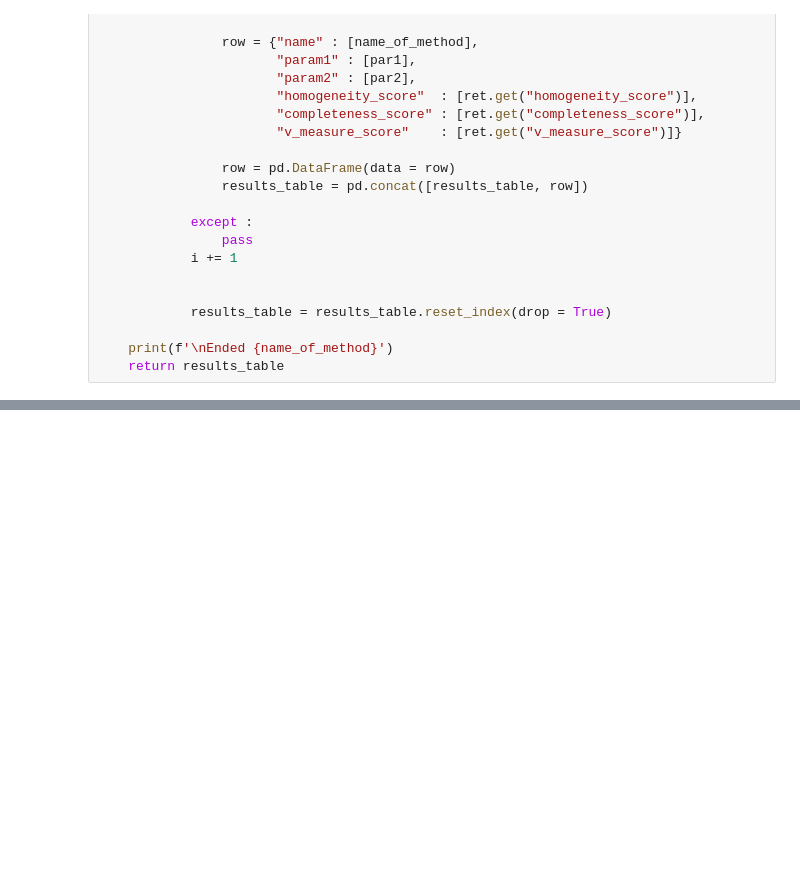
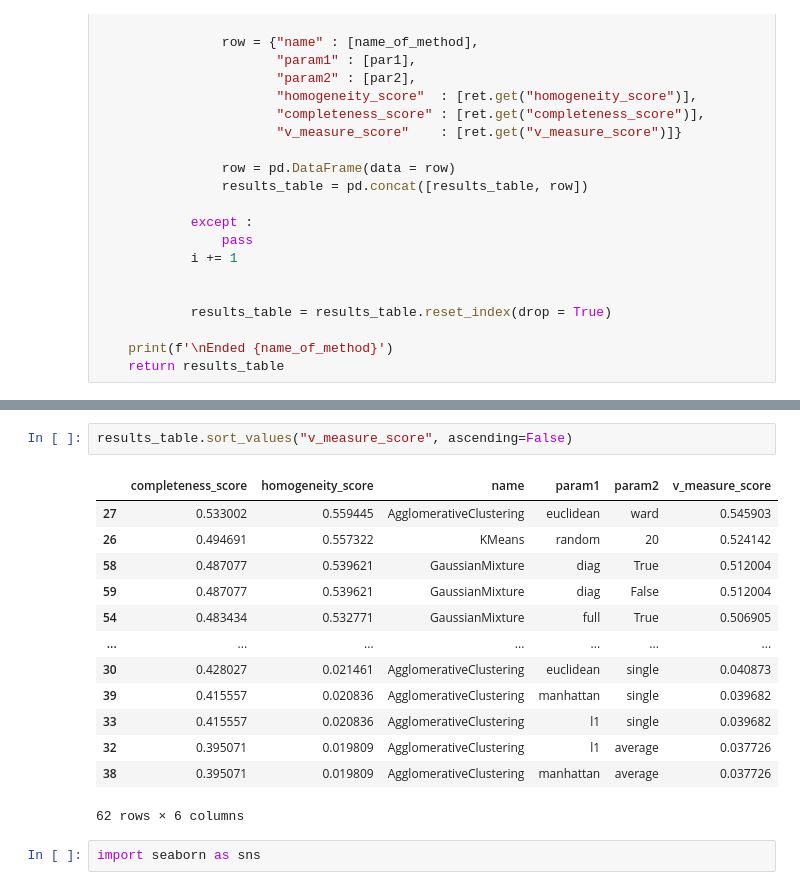
Before and after one commit to HaZdula/sacred_texts, a Jupyter notebook: fast_GridSearch.ipynb, the cells around one changed output, grey strips where cells are left out. Saved outputs shown, nothing was run; the diff lists cells and outputs as text; blank space fills up the shorter version.

```diff
--- a/fast_GridSearch.ipynb
+++ b/fast_GridSearch.ipynb
@@ -327,0 +367,18 @@ progres: 5/14
+# %%
+results_table.sort_values("v_measure_score", ascending=False)
+# %% [output]
+|  | completeness_score | homogeneity_score | name | param1 | param2 | v_measure_score |
+| 27 | 0.533002 | 0.559445 | AgglomerativeClustering | euclidean | ward | 0.545903 |
+| 26 | 0.494691 | 0.557322 | KMeans | random | 20 | 0.524142 |
+| 58 | 0.487077 | 0.539621 | GaussianMixture | diag | True | 0.512004 |
+| 59 | 0.487077 | 0.539621 | GaussianMixture | diag | False | 0.512004 |
+| 54 | 0.483434 | 0.532771 | GaussianMixture | full | True | 0.506905 |
+| ... | ... | ... | ... | ... | ... | ... |
+| 30 | 0.428027 | 0.021461 | AgglomerativeClustering | euclidean | single | 0.040873 |
+| 39 | 0.415557 | 0.020836 | AgglomerativeClustering | manhattan | single | 0.039682 |
+| 33 | 0.415557 | 0.020836 | AgglomerativeClustering | l1 | single | 0.039682 |
+| 32 | 0.395071 | 0.019809 | AgglomerativeClustering | l1 | average | 0.037726 |
+| 38 | 0.395071 | 0.019809 | AgglomerativeClustering | manhattan | average | 0.037726 |
+62 rows × 6 columns
+# %%
+import seaborn as sns
```
Also changed, not shown: parts of 10 cells of this notebook.
